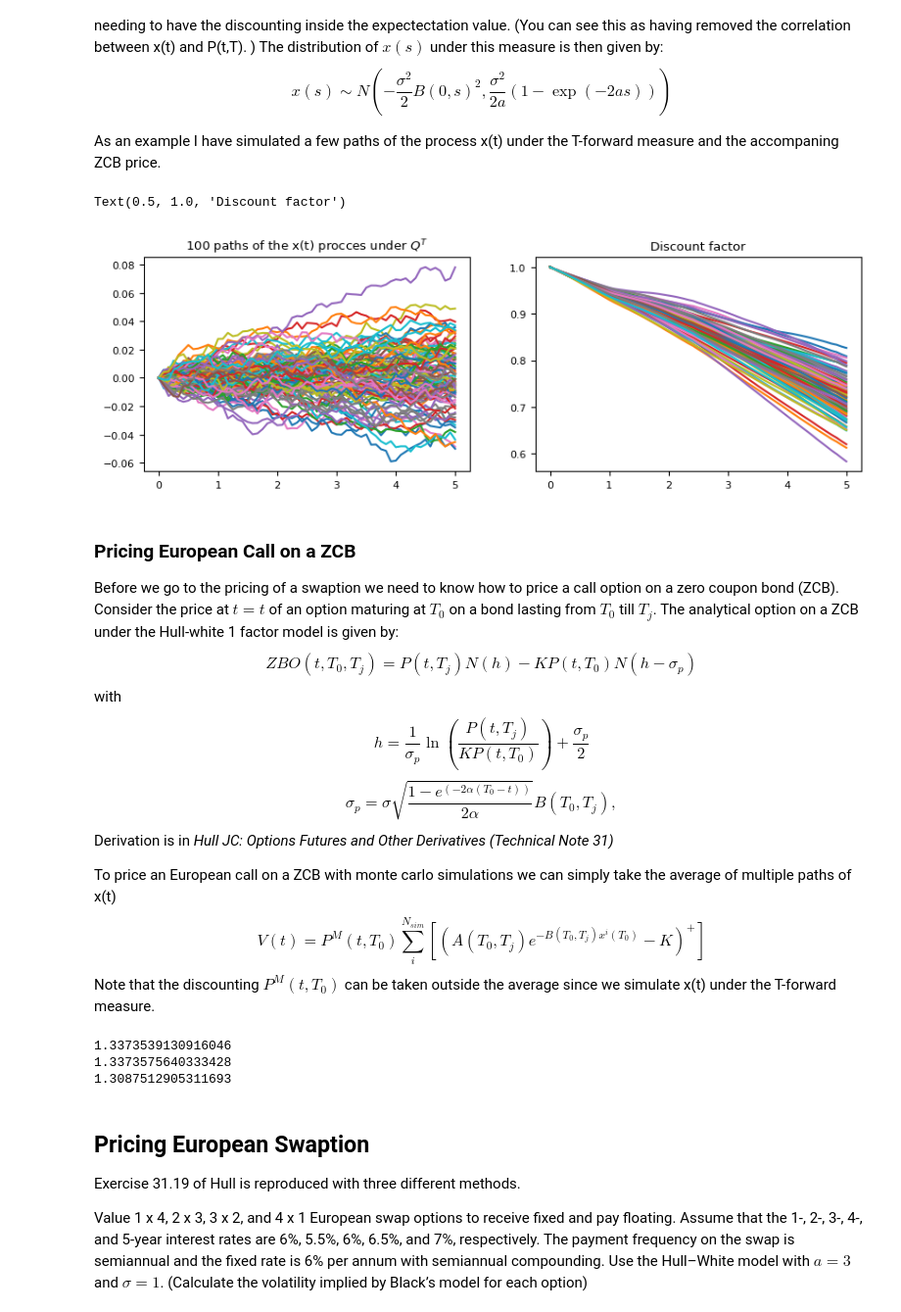
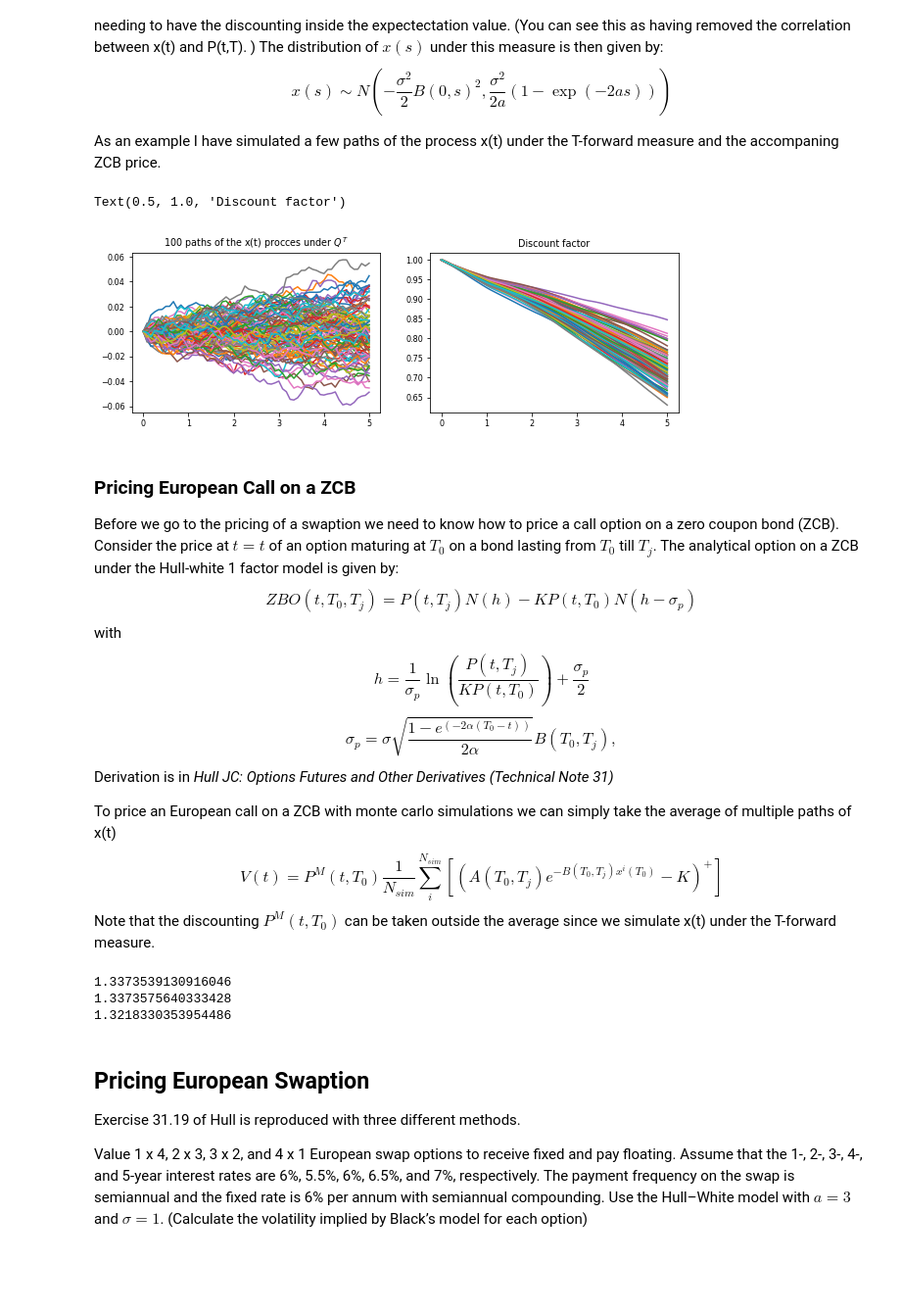
Before and after one commit to Adilo27/cad, a Jupyter notebook: jupyter_notebooks/Swaption_classical_methods.ipynb, the cells around one changed output. Shown: that part at 98% size. Cells and saved outputs as stored; diff of their text form; code cells hidden in the pictures; blank space fills up the shorter version.

```diff
--- a/jupyter_notebooks/Swaption_classical_methods.ipynb
+++ b/jupyter_notebooks/Swaption_classical_methods.ipynb
@@ -45,7 +45,7 @@ def A_MC(s,t):
 
 def A(s,t):
     '''A function used for pricing with r'''
-    A = z[to_int(t*nt)]/z[to_int(s*nt)]*np.exp(B(s,t)*fwd_rates[int(s*nt)]
+    A = zcb(t)/zcb(s)*np.exp(B(s,t)*fwd_rates(s)
             -vol**2/(4*a**3)*(np.exp(-a*t)-np.exp(-a*s))**2*(np.exp(2*a*s)-1))
     return A
 
@@ -54,7 +54,7 @@ def P(s,t,r):
     return A(s,t)*np.exp(-B(s,t)*r)
 
 def P_MC(s,t,x):
-    return z[to_int(t*nt)]/z[to_int(s*nt)]*A_MC(s,t)*np.exp(-B(s,t)*x)
+    return zcb(t)/zcb(s)*A_MC(s,t)*np.exp(-B(s,t)*x)
 # %% [markdown]
 # Pricing European Swaption
 
@@ -71,15 +71,22 @@ Solution: The option prices are 0.1302, 0.0814, 0.0580, and 0.0274. The implied
 # %%
 terms = np.array([1,2,3,4,5])
 yields = np.array([6,5.5,6,6.5,7])/100
-dfs = np.exp(-yields*terms)
+#dfs = np.exp(-yields*terms)
 
 a = 0.03
 vol = 0.01
 R = 0.06 #per annnum
 N = 100 #nominal
-nt = 100 #Steps used per year for the interpolation and MC simulation
-ti,y,z = interpolate_yield(terms,yields, T = 7,time_step=1/nt)
-fwd_rates = get_instantaneous_fwd_rate(ti,z,ti)
+#nt = 100 #Steps used per year for the interpolation and MC simulation
+#ti,y,z = interpolate_yield(terms,yields, T = 7,time_step=1/nt)
+#fwd_rates = get_instantaneous_fwd_rate(ti,z,ti)
+rs = interp1d(terms, yields, bounds_error=False,
+                      fill_value=(yields[0],yields[-1]), kind='cubic')
+def zcb(s): return np.exp(-s*rs(s))
+def fwd_rate(s):
+    value1 = zcb(s-0.001)
+    value2 = zcb(s+0.001)
+    return -(np.log(value2)-np.log(value1))/0.002
 # %% [markdown]
 ## The interest rate process
 Before we can value any derivative we need to understand the process that drives the interest rate. For this we assume the Hull-white short rate model. The short rate model is given by
@@ -170,36 +177,36 @@ def Simulate_MC(s, nsim, Dt=1, nt=365):
     #only store the value of xt and df on at the times when they are needed
     #This can be yearly, monthly or any other period dependent on Dt
     num_periods = int(s/Dt)
     steps_per_period = int(nt*Dt)
     x = [np.zeros(nsim)]
     df = [np.ones(nsim)]
     d0 = 1
     for i in range(num_periods):
         for j in range(0, steps_per_period):
             k = i*steps_per_period + j
-            d_m = P_MC(ti[k],ti[k+1],xt)
+            d_m = P_MC(k*dt,(k+1)*dt,xt)
             #d_m = z[k+1]/z[k]* A(ti[k],ti[k+1])*np.exp(-B_dt*xt)
             d0 = d0*d_m
             xt = xt*np.exp(-a*dt) + drift_x_dt - np.random.normal(size=nsim)*std_x_dt
         x.append(xt)
         df.append(d0)
     x = np.array(x)
     df = np.array(df)
 
     return x,df
 
 nsim = 100
 Dt = 1/12 #Monthly
 t= 5 # years
-x, df= Simulate_MC(t, nsim,Dt=Dt, nt=nt)
+x, df= Simulate_MC(t, nsim,Dt=Dt, nt=100)
 fig, (ax1,ax2) = plt.subplots(1,2, figsize=(10,3))
 ax1.plot(np.arange(0,t+Dt,Dt),x)
 ax2.plot(np.arange(0,t+Dt,Dt),df)
 ax1.set_title(r'100 paths of the x(t) procces under $Q^T$')
 ax2.set_title('Discount factor')
 # %% [output]
 Text(0.5, 1.0, 'Discount factor')
-[figure, old version]
+[figure, new version]
 # %% [markdown]
 ### Pricing European Call on a ZCB
 Before we go to the pricing of a swaption we need to know how to price a call option on a zero coupon bond (ZCB).
@@ -217,13 +224,13 @@ Derivation is in *Hull JC: Options Futures and Other Derivatives (Technical Note
 
 To price an European call on a ZCB with monte carlo simulations we can simply take the average of multiple paths of x(t)
 $$
-V(t) = P^M(t,T_0) \sum_i^{N_{sim}}[(A(T_0,T_j)e^{-B(T_0,T_j)x^i(T_0)} - K)^+]
+V(t) = P^M(t,T_0) \frac{1}{N_{sim}}\sum_i^{N_{sim}}[(A(T_0,T_j)e^{-B(T_0,T_j)x^i(T_0)} - K)^+]
 $$
 Note that the discounting $P^M(t,T_0) $ can be taken outside the average since we simulate x(t) under the T-forward measure.
 # %%
 def ZBO_exact(s,t, K, L=1, Call=True):
-    P0t = z[to_int(t*nt)] #
-    P0s = z[to_int(s*nt)]
+    P0t = zcb(t) #
+    P0s = zcb(s)
 
     sigma_p = vol/a * (1-np.exp(-(t-s)*a))*np.sqrt((1-np.exp(-2*a*s))/(2*a))
     h = 1/sigma_p *np.log((L*P0t)/(K*P0s)) + sigma_p/2
@@ -253,18 +260,18 @@ print(exact_price)
 #With discretizing the pdf of x(s)
 x,px = PDF_x(s)
 p = P_MC(s,t,x)
-PDF_price = np.sum(px*(np.maximum(p - K,0)))*z[to_int(s*nt)] *100
+PDF_price = np.sum(px*(np.maximum(p - K,0)))*zcb(s) *100
 print(PDF_price)
 
 # With Monte Carlo simulation of x(t) till t=s
-x, df= Simulate_MC(s, 10**5,Dt=Dt, nt=nt)
+x, df= Simulate_MC(s, 10**5,Dt=Dt, nt=100)
 p = P_MC(s,t,x[int(s/Dt)])
-MC_price = np.mean((np.maximum(p - K,0)))*z[to_int(s*nt)] *100
+MC_price = np.mean((np.maximum(p - K,0)))*zcb(s)*100
 print(MC_price)
 # %% [output]
 1.3373539130916046
 1.3373575640333428
-1.3087512905311693
+1.3218330353954486
 # %% [markdown]
 ## Pricing European Swaption
 
```
Also changed, not shown: parts of 33 cells of this notebook.
